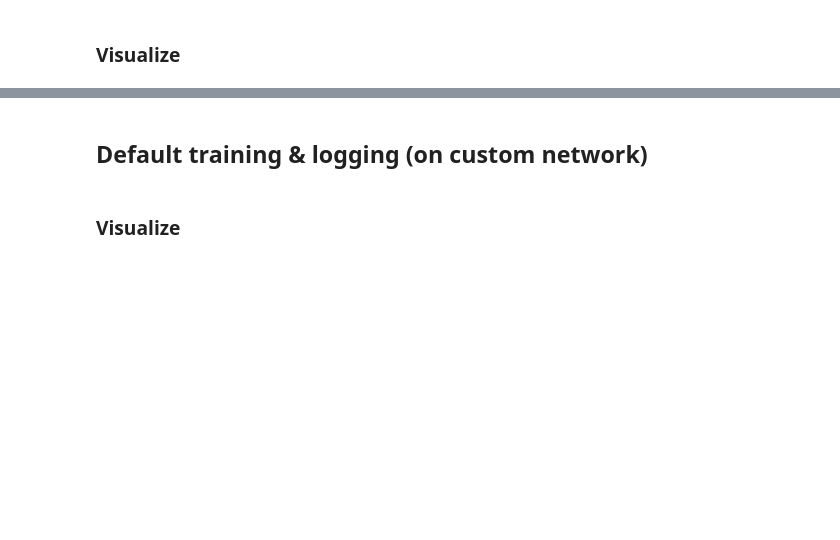
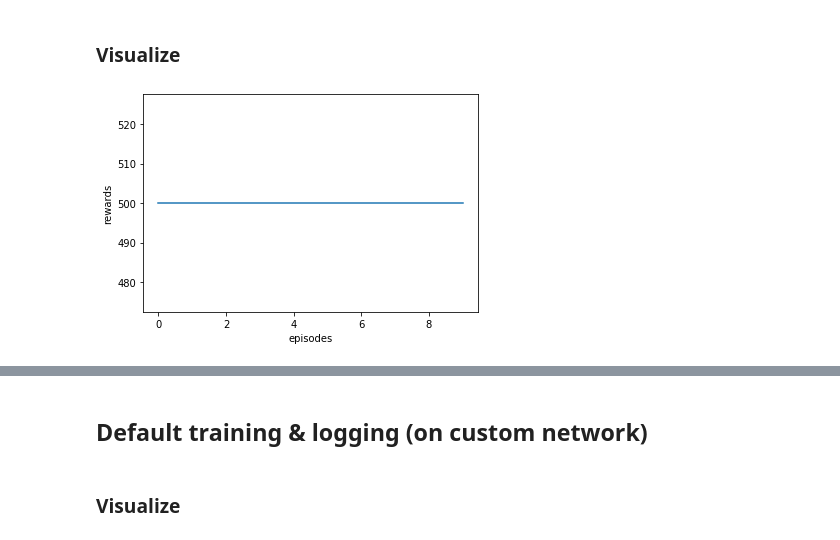
Before and after one commit to christianhidber/easyagents, a Jupyter notebook: jupyter_notebooks/easyagents_berater.ipynb, the cells around one changed output, grey strips where cells are left out. Drawn from its saved outputs; the diff is of its cells as text; code cells hidden in the pictures; blank space fills up the shorter version.

Commit message:
custom ylimits on plots

```diff
--- a/jupyter_notebooks/easyagents_berater.ipynb
+++ b/jupyter_notebooks/easyagents_berater.ipynb
@@ -289,6 +280,8 @@ I0704 12:29:16.281690 13364 agents.py:88] estimated  avg_reward=-3.217, avg_step
 # %% [markdown]
 ### Visualize
 # %%
-ppoAgent.plot_average_returns()
+ppoAgent.plot_average_rewards()
+# %% [output]
+[figure, added]
 # %%
 ppoAgent.plot_average_steps()
```
Also changed, not shown: parts of 7 cells of this notebook, 6 other files.
